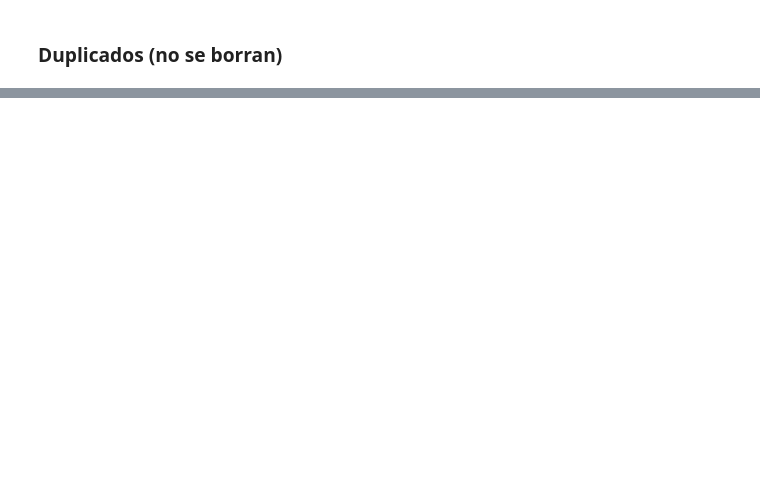
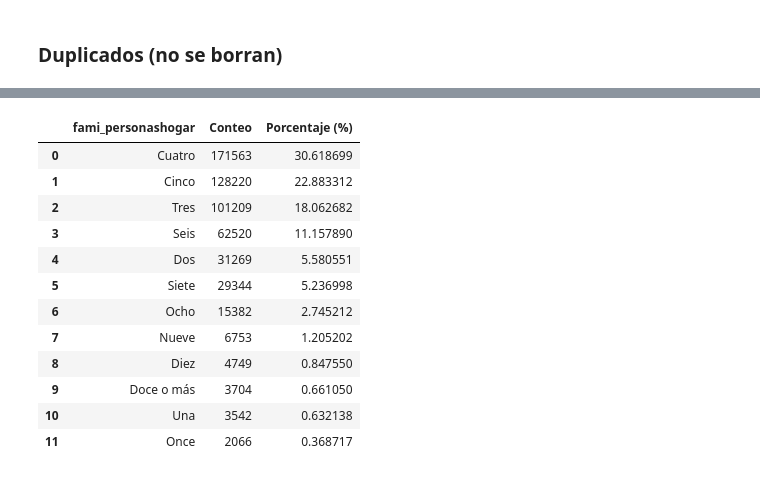
Before and after one commit to WilliamBayona/actd-proyecto2, a Jupyter notebook: limpieza.ipynb, the cells around one changed output, grey strips where cells are left out. Cells and saved outputs as stored; diff of their text form; code cells hidden in the pictures; blank space fills up the shorter version.

```diff
--- a/limpieza.ipynb
+++ b/limpieza.ipynb
@@ -243,0 +334,3 @@ Se cuenta con 472270 registros duplicados (83.83%)
+# %%
+df1 = df1[df1["fami_tieneautomovil"].isin(["Si", "No"])]
+print(df1["fami_tieneautomovil"].unique())
@@ -243,0 +339,3 @@ Se cuenta con 472270 registros duplicados (83.83%)
+# %%
+df1 = df1[df1["fami_tienecomputador"].isin(["Si", "No"])]
+print(df1["fami_tienecomputador"].unique())
@@ -243,0 +344,3 @@ Se cuenta con 472270 registros duplicados (83.83%)
+# %%
+df1 = df1[df1["fami_tieneinternet"].isin(["Si", "No"])]
+print(df1["fami_tieneinternet"].unique())
@@ -243,0 +349,3 @@ Se cuenta con 472270 registros duplicados (83.83%)
+# %%
+df1 = df1[df1["fami_tienelavadora"].isin(["Si", "No"])]
+print(df1["fami_tienelavadora"].unique())
@@ -243,0 +406,17 @@ Se cuenta con 472270 registros duplicados (83.83%)
+# %%
+valCOl = df1["fami_personashogar"].value_counts()
+pd.DataFrame({'fami_personashogar': valCOl.index, 'Conteo': valCOl.values, 'Porcentaje (%)': valCOl.values * 100 / valCOl.values.sum()}).sort_values(by='Conteo', ascending=False)
+# %% [output]
+|  | fami_personashogar | Conteo | Porcentaje (%) |
+| 0 | Cuatro | 171563 | 30.618699 |
+| 1 | Cinco | 128220 | 22.883312 |
+| 2 | Tres | 101209 | 18.062682 |
+| 3 | Seis | 62520 | 11.157890 |
+| 4 | Dos | 31269 | 5.580551 |
+| 5 | Siete | 29344 | 5.236998 |
+| 6 | Ocho | 15382 | 2.745212 |
+| 7 | Nueve | 6753 | 1.205202 |
+| 8 | Diez | 4749 | 0.847550 |
+| 9 | Doce o más | 3704 | 0.661050 |
+| 10 | Una | 3542 | 0.632138 |
+| 11 | Once | 2066 | 0.368717 |
```
Also changed, not shown: parts of 33 cells of this notebook, 2 other files.
